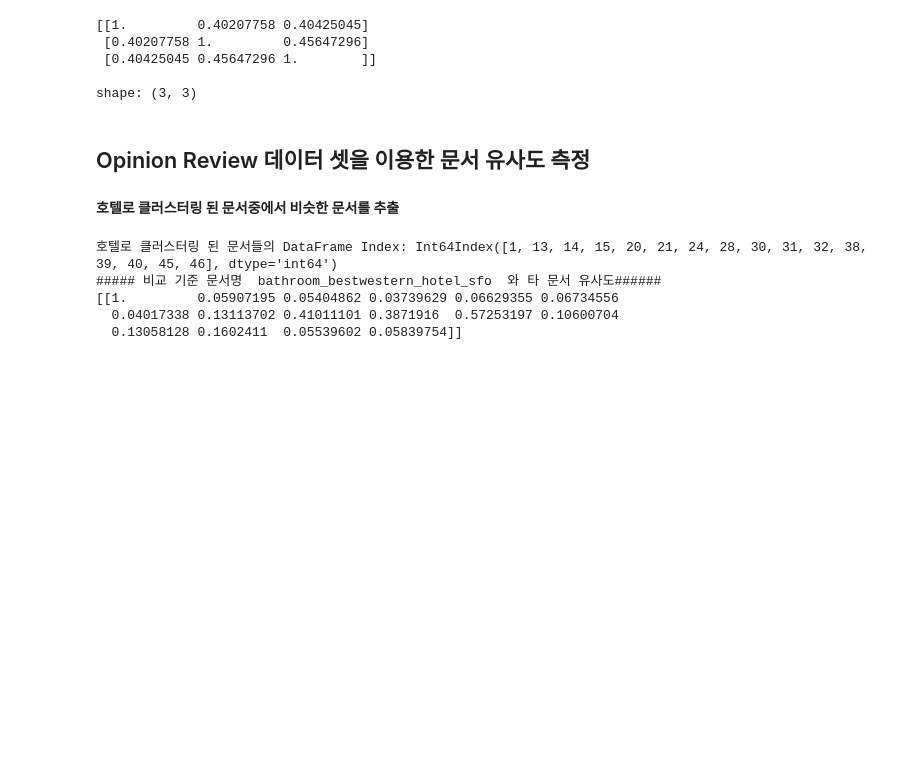
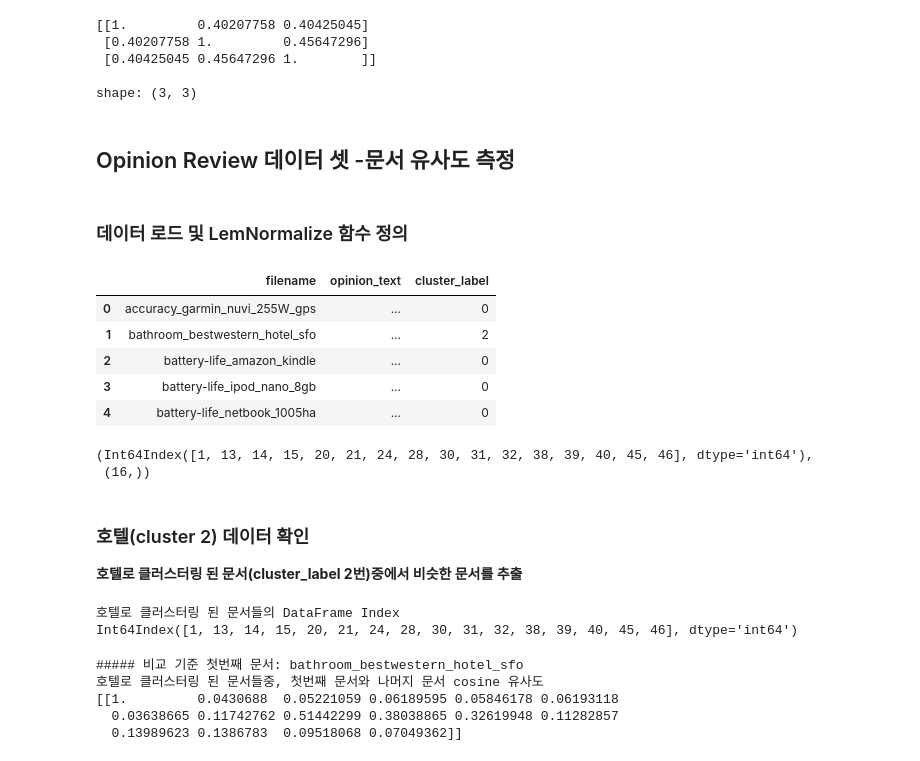
Before and after one commit to netsus/ML_PerfectGuide, a Jupyter notebook: 8장/8.8 문서 유사도 .ipynb, the cells around one changed output. Drawn from its saved outputs; the diff is of its cells as text; code cells hidden in the pictures; blank space fills up the shorter version.

```diff
--- a/8장/8.8 문서 유사도 .ipynb
+++ b/8장/8.8 문서 유사도 .ipynb
@@ -128,7 +128,9 @@ print('\nshape:',similarity_simple_pair.shape)
 
 shape: (3, 3)
 # %% [markdown]
-## Opinion Review 데이터 셋을 이용한 문서 유사도 측정
+## Opinion Review 데이터 셋 -문서 유사도 측정
+# %% [markdown]
+### 데이터 로드 및 LemNormalize 함수 정의
 # %%
 from nltk.stem import WordNetLemmatizer
 import nltk
@@ -148,14 +152,15 @@ import glob ,os
 from sklearn.feature_extraction.text import TfidfVectorizer
 from sklearn.cluster import KMeans
 
-path = r'C:\Users\KwonChulmin\PerfectGuide\data\OpinosisDataset1.0\OpinosisDataset1.0\topics'
+# 디렉토리 설정
+path = '../data/OpinosisDataset1.0/topics'
 all_files = glob.glob(os.path.join(path, "*.data"))
 filename_list = []
 opinion_text = []
 
-for file_ in all_files:
+for file_ in sorted(all_files):
     df = pd.read_table(file_,index_col=None, header=0,encoding='latin1')
-    filename_ = file_.split('\\')[-1]
+    filename_ = file_.split('/')[-1]
     filename = filename_.split('.')[0]
     filename_list.append(filename)
     opinion_text.append(df.to_string())
@@ -166,31 +171,51 @@ tfidf_vect = TfidfVectorizer(tokenizer=LemNormalize, stop_words='english' , \
                              ngram_range=(1,2), min_df=0.05, max_df=0.85 )
 feature_vect = tfidf_vect.fit_transform(document_df['opinion_text'])
 
+# 3개의 클러스터로
 km_cluster = KMeans(n_clusters=3, max_iter=10000, random_state=0)
 km_cluster.fit(feature_vect)
 cluster_label = km_cluster.labels_
 cluster_centers = km_cluster.cluster_centers_
 document_df['cluster_label'] = cluster_label
+# %%
+document_df.head()
+# %% [output]
+|  | filename | opinion_text | cluster_label |
+| 0 | accuracy_garmin_nuvi_255W_gps | ... | 0 |
+| 1 | bathroom_bestwestern_hotel_sfo | ... | 2 |
+| 2 | battery-life_amazon_kindle | ... | 0 |
+| 3 | battery-life_ipod_nano_8gb | ... | 0 |
+| 4 | battery-life_netbook_1005ha | ... | 0 |
+# %%
+hotel_indexex = document_df[document_df['cluster_label']==2].index
+hotel_indexex, hotel_indexex.shape # 16개
+# %% [output]
+(Int64Index([1, 13, 14, 15, 20, 21, 24, 28, 30, 31, 32, 38, 39, 40, 45, 46], dtype='int64'),
+ (16,))
 # %% [markdown]
-**호텔로 클러스터링 된 문서중에서 비슷한 문서를 추출**
+### 호텔(cluster 2) 데이터 확인
+**호텔로 클러스터링 된 문서(cluster_label 2번)중에서 비슷한 문서를 추출**
+# %%
+from sklearn.metrics.pairwise import cosine_similarity
+
+# cluster_label=2인 데이터는 호텔로 클러스터링된 데이터임. DataFrame에서 해당 Index를 추출
+hotel_indexes = document_df[document_df['cluster_label']==2].index
+print(f'호텔로 클러스터링 된 문서들의 DataFrame Index\n{hotel_indexes}') # 16개
+# %% [output]
+호텔로 클러스터링 된 문서들의 DataFrame Index
+Int64Index([1, 13, 14, 15, 20, 21, 24, 28, 30, 31, 32, 38, 39, 40, 45, 46], dtype='int64')
 # %%
-from sklearn.metrics.pairwise import cosine_similarity
-
-# cluster_label=1인 데이터는 호텔로 클러스터링된 데이터임. DataFrame에서 해당 Index를 추출
-hotel_indexes = document_df[document_df['cluster_label']==1].index
-print('호텔로 클러스터링 된 문서들의 DataFrame Index:', hotel_indexes)
-
 # 호텔로 클러스터링된 데이터 중 첫번째 문서를 추출하여 파일명 표시.
 comparison_docname = document_df.iloc[hotel_indexes[0]]['filename']
-print('##### 비교 기준 문서명 ',comparison_docname,' 와 타 문서 유사도######')
+print('##### 비교 기준 첫번째 문서:',comparison_docname)
 
-''' document_df에서 추출한 Index 객체를 feature_vect로 입력하여 호텔 클러스터링된 feature_vect 추출
-이를 이용하여 호텔로 클러스터링된 문서 중 첫번째 문서와 다른 문서간의 코사인 유사도 측정.'''
+# 호텔 클러스터링된 feature_vect 추출
+# -> 호텔로 클러스터링된 문서 중 첫번째 문서와 다른 문서간의 코사인 유사도 측정.
 similarity_pair = cosine_similarity(feature_vect[hotel_indexes[0]] , feature_vect[hotel_indexes])
-print(similarity_pair)
+print(f"호텔로 클러스터링 된 문서들중, 첫번째 문서와 나머지 문서 cosine 유사도\n{similarity_pair}")
 # %% [output]
-호텔로 클러스터링 된 문서들의 DataFrame Index: Int64Index([1, 13, 14, 15, 20, 21, 24, 28, 30, 31, 32, 38, 39, 40, 45, 46], dtype='int64')
-##### 비교 기준 문서명  bathroom_bestwestern_hotel_sfo  와 타 문서 유사도######
-[[1.         0.05907195 0.05404862 0.03739629 0.06629355 0.06734556
-  0.04017338 0.13113702 0.41011101 0.3871916  0.57253197 0.10600704
-  0.13058128 0.1602411  0.05539602 0.05839754]]
+##### 비교 기준 첫번째 문서: bathroom_bestwestern_hotel_sfo
+호텔로 클러스터링 된 문서들중, 첫번째 문서와 나머지 문서 cosine 유사도
+[[1.         0.0430688  0.05221059 0.06189595 0.05846178 0.06193118
+  0.03638665 0.11742762 0.51442299 0.38038865 0.32619948 0.11282857
+  0.13989623 0.1386783  0.09518068 0.07049362]]
```
Also changed, not shown: parts of 5 cells of this notebook.
